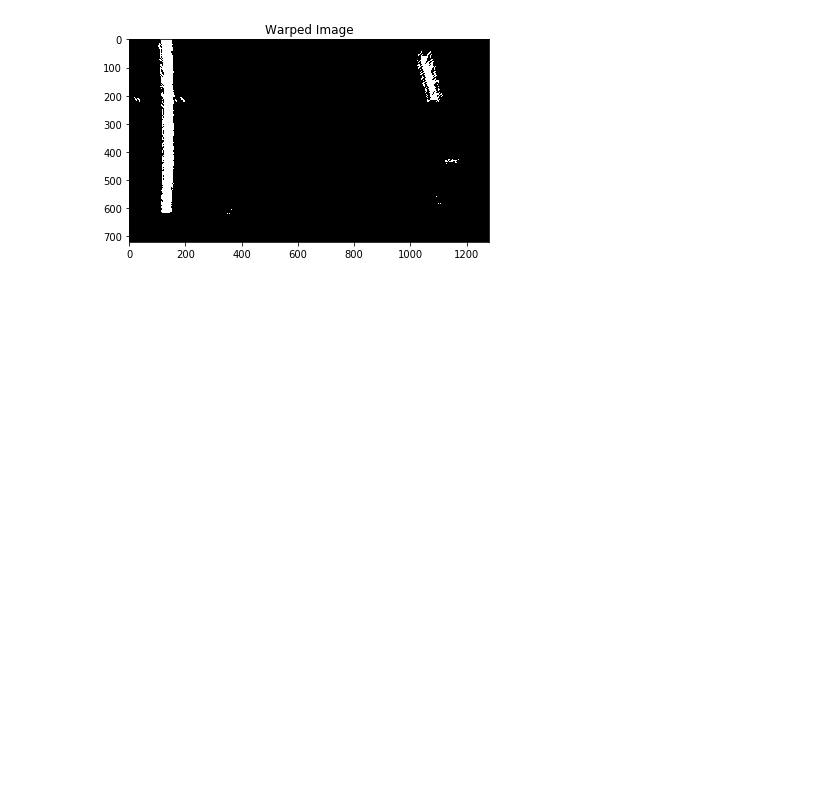
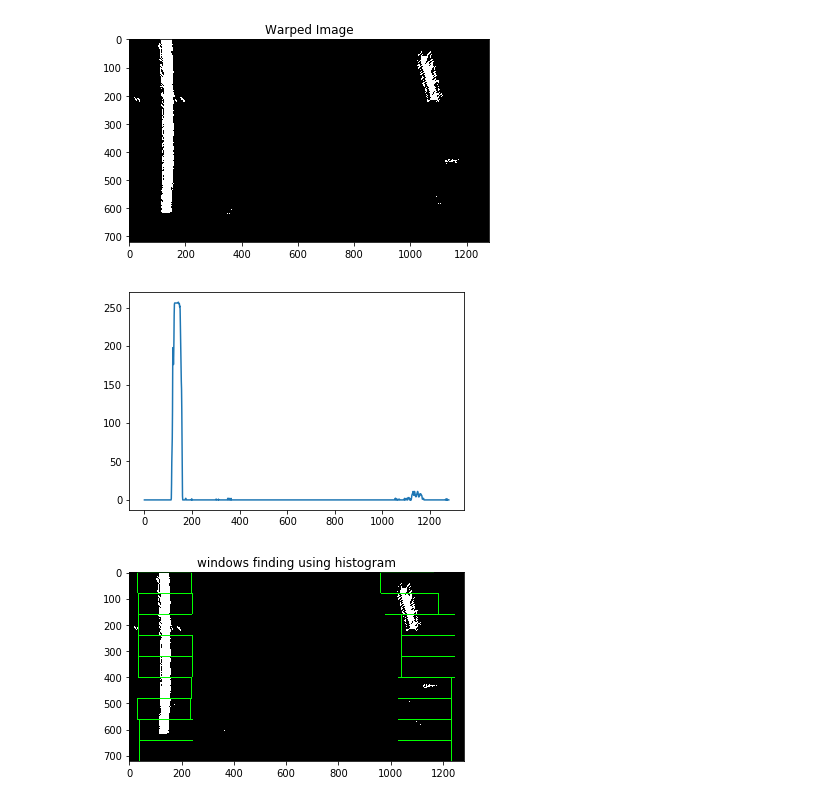
Before and after one commit to adreena/carnd-adv-lane-lines, a Jupyter notebook: project4.ipynb, the cells around one changed output. Cells and saved outputs as stored; diff of their text form; code cells hidden in the pictures; blank space fills up the shorter version.

Commit message:
added histogram and convolve sliding windows

```diff
--- a/project4.ipynb
+++ b/project4.ipynb
@@ -191,0 +248,6 @@ side2side_plotter([[warped_img,'Warped Image']])
+# %%
+output_img = sliding_window_histogram(warped_img)
+image_display(output_img,'windows finding using histogram')
+# %% [output]
+[figure, added]
+[figure, added]
```
Also changed, not shown: parts of 6 cells of this notebook.
